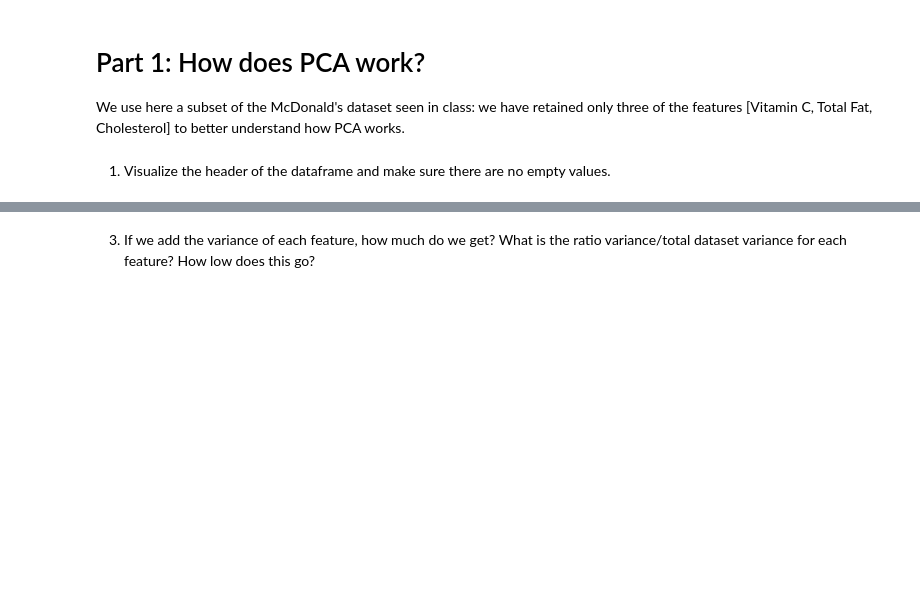
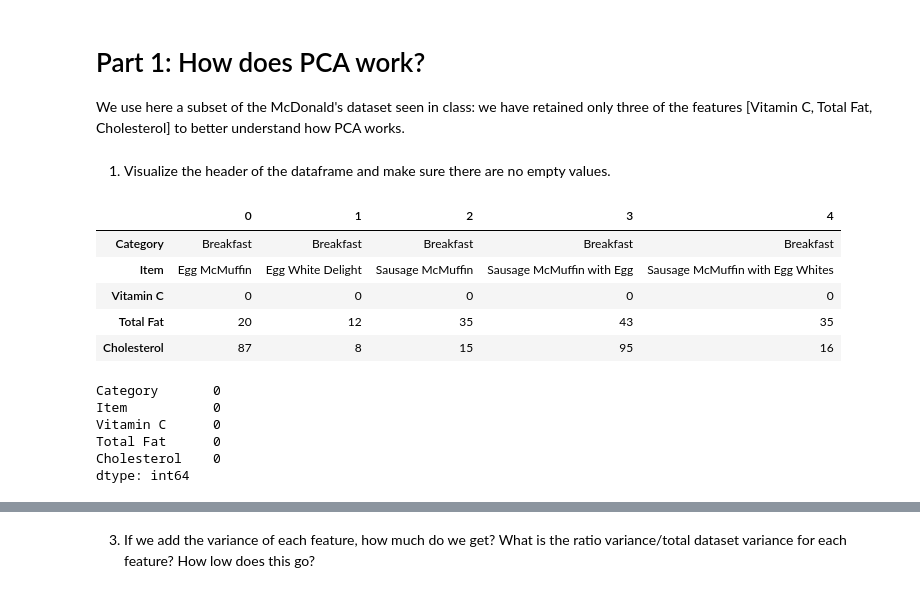
Before and after one commit to mattlim96/digi-tech-smm750, a Jupyter notebook: week08/DTVC_Week 8_Exercise notebook.ipynb, the cells around one changed output, grey strips where cells are left out. Cells and saved outputs as stored; diff of their text form; code cells hidden in the pictures; blank space fills up the shorter version.

```diff
--- a/week08/DTVC_Week 8_Exercise notebook.ipynb
+++ b/week08/DTVC_Week 8_Exercise notebook.ipynb
@@ -14,3 +14,21 @@ We use here a subset of the McDonald's dataset seen in class: we have retained o
 menu=pd.read_csv("McDonaldsMenu.csv")
 # %% [markdown]
 1. Visualize the header of the dataframe and make sure there are no empty values.
+# %%
+menu.head().T
+# %% [output]
+|  | 0 | 1 | 2 | 3 | 4 |
+| Category | Breakfast | Breakfast | Breakfast | Breakfast | Breakfast |
+| Item | Egg McMuffin | Egg White Delight | Sausage McMuffin | Sausage McMuffin with Egg | Sausage McMuffin with Egg Whites |
+| Vitamin C | 0 | 0 | 0 | 0 | 0 |
+| Total Fat | 20 | 12 | 35 | 43 | 35 |
+| Cholesterol | 87 | 8 | 15 | 95 | 16 |
+# %%
+menu.isnull().sum()
+# %% [output]
+Category       0
+Item           0
+Vitamin C      0
+Total Fat      0
+Cholesterol    0
+dtype: int64
```
Also changed, not shown: parts of 30 cells of this notebook, 2 other files.
